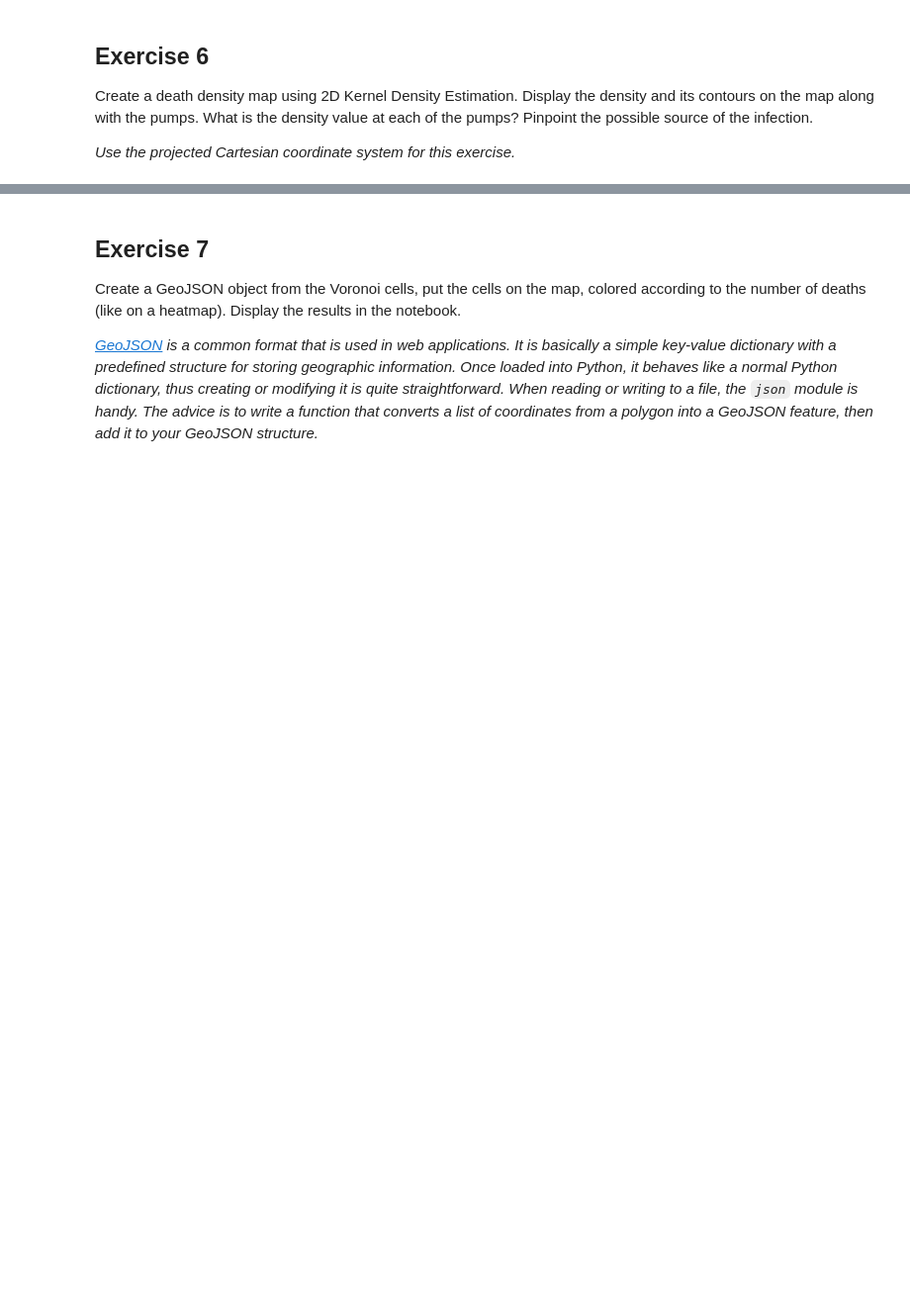
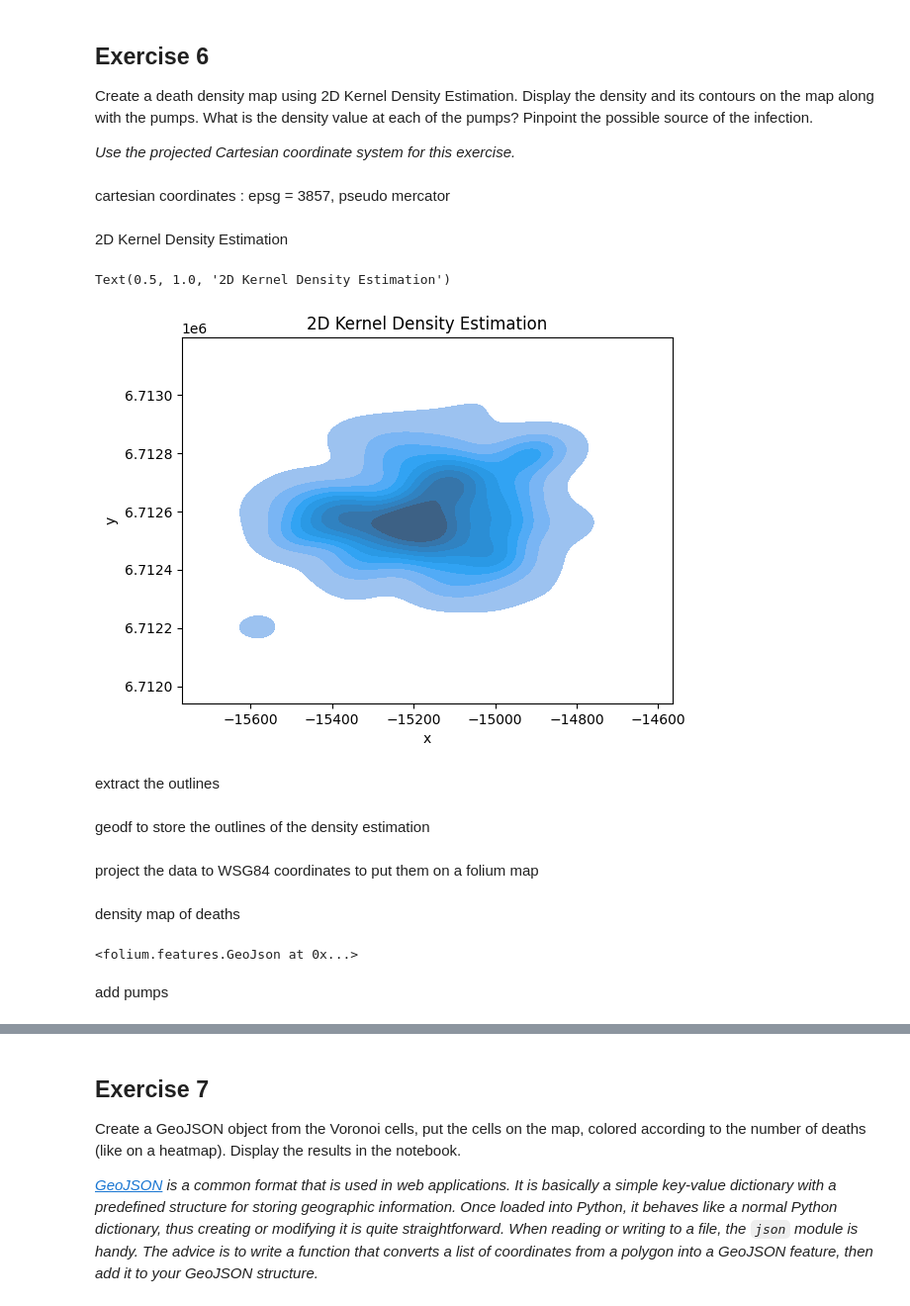
Before and after one commit to emma-roche/data-ex-vis, a Jupyter notebook: Assignments/Shapes-Maps-Coordinates/A-JonSnow/JohnSnow-Map.ipynb, the cells around one changed output, grey strips where cells are left out. Shown at 99% size. Cells and saved outputs as stored; diff of their text form; code cells hidden in the pictures; blank space fills up the shorter version.

```diff
--- a/Assignments/Shapes-Maps-Coordinates/A-JonSnow/JohnSnow-Map.ipynb
+++ b/Assignments/Shapes-Maps-Coordinates/A-JonSnow/JohnSnow-Map.ipynb
@@ -25,3 +16,5 @@ True
+# %%
+path_var = "c:\\Users\\shut_\\Documents\\ELTE\\data exploration and visualization\\data-ex-vis\\Datasets\\Shapes-Maps-Coordinates\\shapes"
 # %% [markdown]
 # Introduction into handling geographical data
 # %% [markdown]
@@ -52,5 +43,5 @@ C:\Users\shut_\Documents\ELTE\data exploration and visualization\data-ex-vis\Dat
 # %%
-deaths = gpd.read_file(DATASET_DIR / "Shapes-Maps-Coordinates" / "shapes" / "deaths_gcs.shp")
+deaths = gpd.read_file(path_var + "\\deaths_gcs.shp")
 # %%
 deaths
 # %% [output]
@@ -360,3 +363,29 @@ AttributeError: 'GeoSeries' object has no attribute 'voronoi_polygons'
 Create a death density map using 2D Kernel Density Estimation. Display the density and its contours on the map along with the pumps. What is the density value at each of the pumps? Pinpoint the possible source of the infection.
 
 *Use the projected Cartesian coordinate system for this exercise.*
+# %% [markdown]
+cartesian coordinates : epsg = 3857, pseudo mercator
+# %%
+deaths = deaths.to_crs('epsg:3857')
+pumps = pumps.to_crs('epsg:3857')
+# %% [markdown]
+2D Kernel Density Estimation
+# %%
+x_deaths = deaths.geometry.x
+y_deaths = deaths.geometry.y
+
+fig, ax = plt.subplots()
+kde = sns.kdeplot(
+    x=x_deaths,
+    y=y_deaths,
+    fill = True,
+    ax = ax
+)
+ax.set_xlabel('x')
+ax.set_ylabel('y')
+ax.set_title('2D Kernel Density Estimation')
+# %% [output]
+Text(0.5, 1.0, '2D Kernel Density Estimation')
+[figure, added]
+# %% [markdown]
+extract the outlines
@@ -362,0 +399,2 @@ Create a death density map using 2D Kernel Density Estimation. Display the densi
+# %% [markdown]
+geodf to store the outlines of the density estimation
@@ -362,0 +406,2 @@ Create a death density map using 2D Kernel Density Estimation. Display the densi
+# %% [markdown]
+project the data to WSG84 coordinates to put them on a folium map
@@ -362,0 +412,15 @@ Create a death density map using 2D Kernel Density Estimation. Display the densi
+# %% [markdown]
+density map of deaths
+# %%
+deaths_map = folium.Map(location=[pumps.geometry.y.mean(), pumps.geometry.x.mean()], zoom_start= 16)
+
+folium.GeoJson(
+    contours,
+    style_function=lambda x: {
+        'color' : 'red'
+    }
+).add_to(deaths_map)
+# %% [output]
+<folium.features.GeoJson at 0x...>
+# %% [markdown]
+add pumps
```
Also changed, not shown: parts of 79 cells of this notebook, 1 other file.
